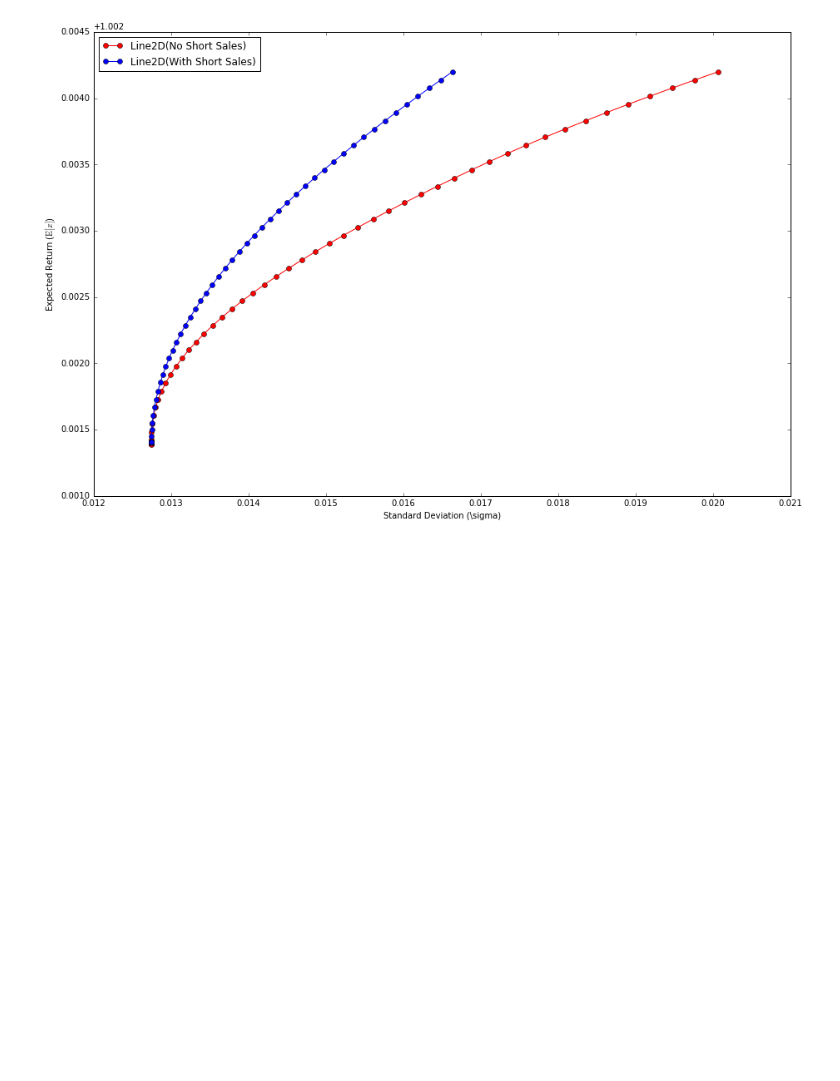
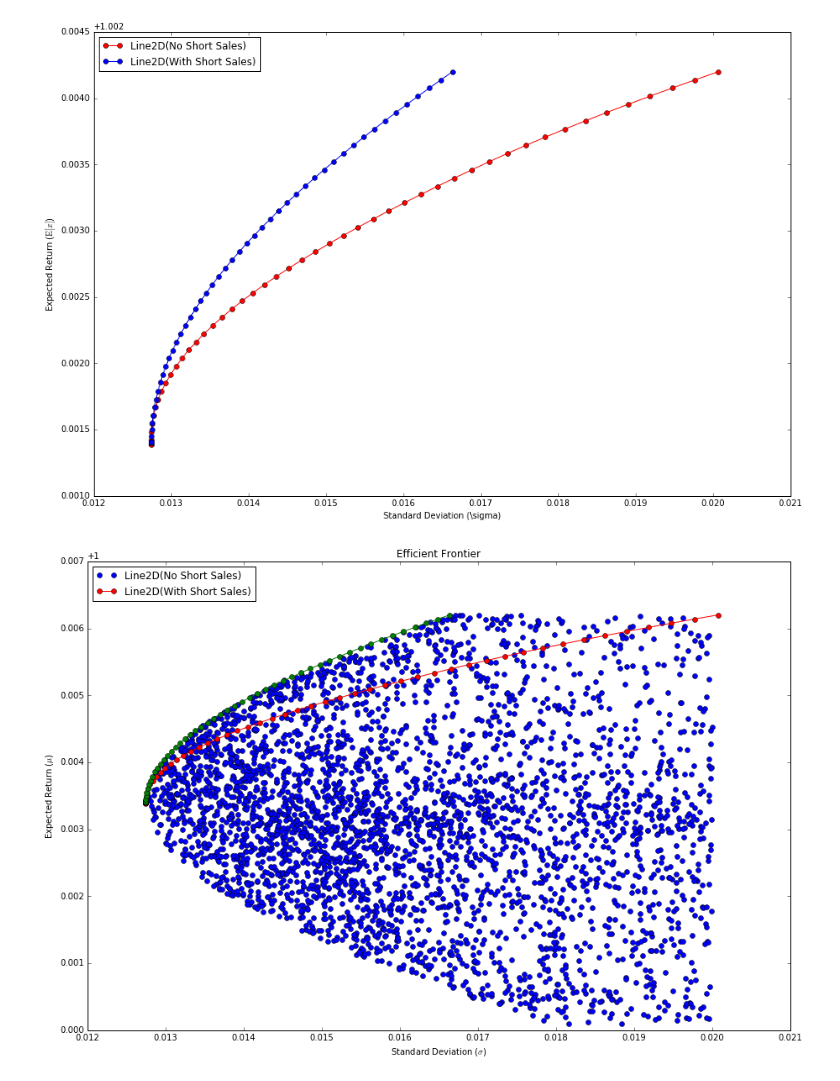
Before and after one commit to jamlamberti/Py4FinOpt, a Jupyter notebook: mean_variance_optimization.ipynb, the cells around one changed output. Cells and saved outputs as stored; diff of their text form; code cells hidden in the pictures; blank space fills up the shorter version.

Commit message:
Added Efficient frontier for shorting

```diff
--- a/mean_variance_optimization.ipynb
+++ b/mean_variance_optimization.ipynb
@@ -278,3 +283,36 @@ plt.legend([h1, h2], loc='upper left')
 # %% [output]
 <matplotlib.legend.Legend at 0x...>
 [figure]
+# %%
+def generate_rnd_port():
+    N = len(keys)
+    # np.random.rand returns a 1xN matrix of values between [0.0, 1.0)
+    allocations = 2*np.random.rand(N)-1
+    allocations /= sum(allocations)
+    return allocations
+
+# Number of random portfolios we want to randomly generate
+num_portfolios = 10000
+
+# Seeded so we can replicate the results
+np.random.seed(1)
+
+# I am filtering out some of the samples so everything is in the same range
+means3, stds3 = np.column_stack(filter(lambda x: x[0] < max(e_r) and x[0] > min(e_r) and x[1] < 0.02,
+    [compute_mu_sigma(generate_rnd_port()) for _ in range(num_portfolios)]))
+
+fig = plt.figure(figsize=(15,10))
+
+# Plot the efficient frontier
+h0, = plt.plot(stds3, means3, 'o')
+h1, = plt.plot(stds1, means1, 'r-o', label='No Short Sales')
+h2, = plt.plot(stds2, means2, 'g-o', label='With Short Sales')
+
+plt.xlabel("Standard Deviation ($\sigma$)")
+plt.ylabel("Expected Return ($\mu$)")
+plt.title('Efficient Frontier')
+plt.legend([h1, h2], loc='upper left')
+
+plt.show()
+# %% [output]
+[figure, added]
```
Also changed, not shown: parts of 2 cells of this notebook.
